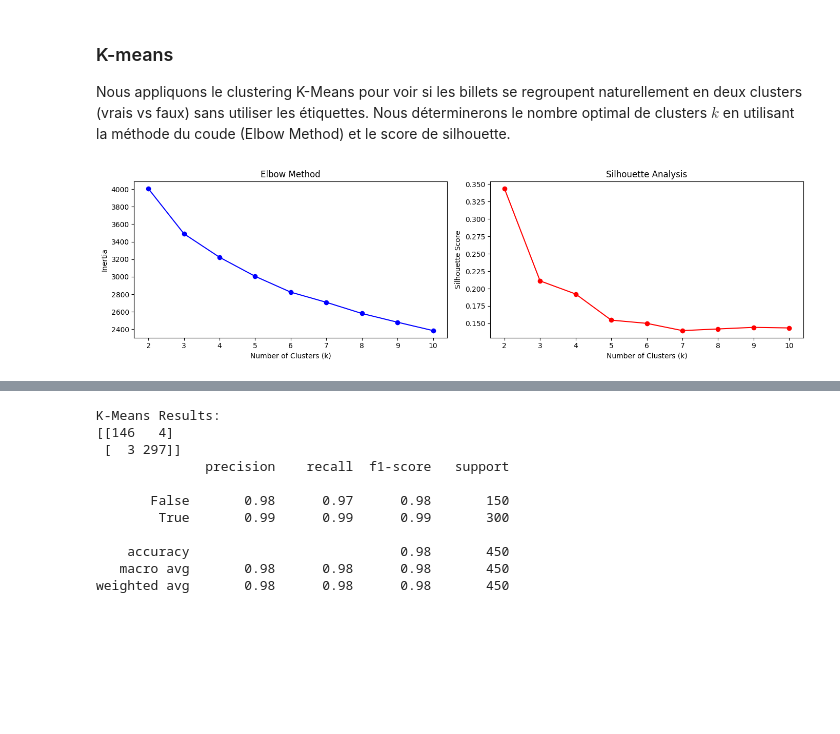
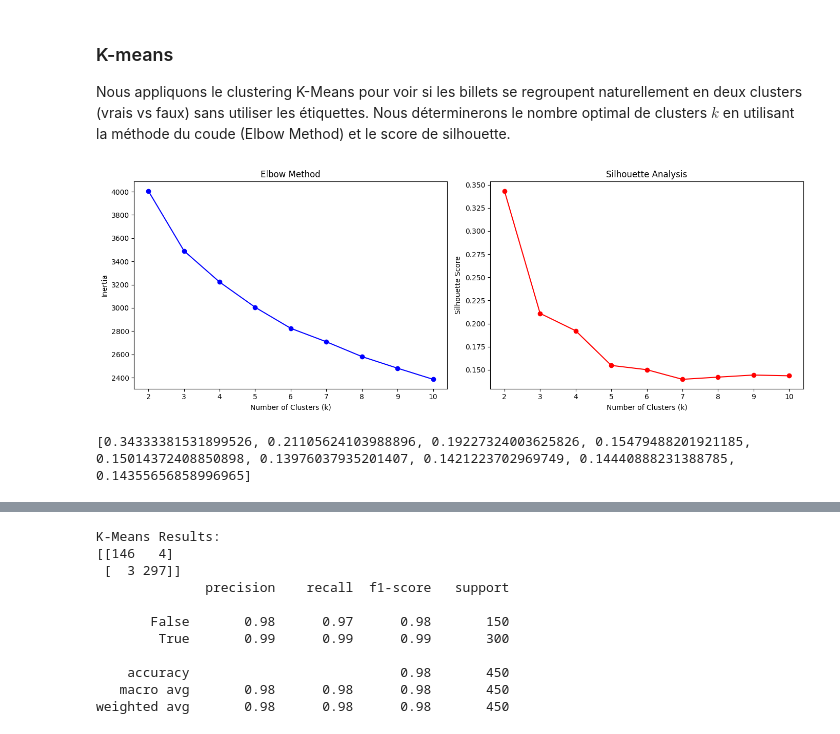
Before and after one commit to makokuzii/Detectez-des-faux-billets-avec-Python, a Jupyter notebook: main.ipynb, the cells around one changed output, grey strips where cells are left out. Cells and saved outputs as stored; diff of their text form; code cells hidden in the pictures; blank space fills up the shorter version.

```diff
--- a/main.ipynb
+++ b/main.ipynb
@@ -247,29 +247,32 @@ Nous appliquons le clustering K-Means pour voir si les billets se regroupent nat
 # %%
 # Algorithme 1 : Clustering K-Means
 from sklearn.cluster import KMeans
 from sklearn.metrics import silhouette_score
 
 # Déterminer le nombre optimal de clusters
 inertias = []
 silhouette_scores = []
 K_range = range(2, 11)
 
 for k in K_range:
     kmeans = KMeans(n_clusters=k, random_state=42, n_init=10)
     kmeans.fit(X_train)
     inertias.append(kmeans.inertia_)
     silhouette_scores.append(silhouette_score(X_train, kmeans.labels_))
 
-fig, axes = plt.subplots(1, 2, figsize=(14, 4))
+fig, axes = plt.subplots(1, 2, figsize=(14, 5))
 axes[0].plot(K_range, inertias, 'bo-')
 axes[0].set_xlabel('Number of Clusters (k)')
 axes[0].set_ylabel('Inertia')
 axes[0].set_title('Elbow Method')
 axes[1].plot(K_range, silhouette_scores, 'ro-')
 axes[1].set_xlabel('Number of Clusters (k)')
 axes[1].set_ylabel('Silhouette Score')
 axes[1].set_title('Silhouette Analysis')
 plt.tight_layout()
 plt.show()
+
+print(silhouette_scores)
 # %% [output]
-[figure, old version]
+[figure, new version]
+[0.34333381531899526, 0.21105624103988896, 0.19227324003625826, 0.15479488201921185, 0.15014372408850898, 0.13976037935201407, 0.1421223702969749, 0.14440888231388785, 0.14355656858996965]
```
Also changed, not shown: parts of 8 cells of this notebook.
